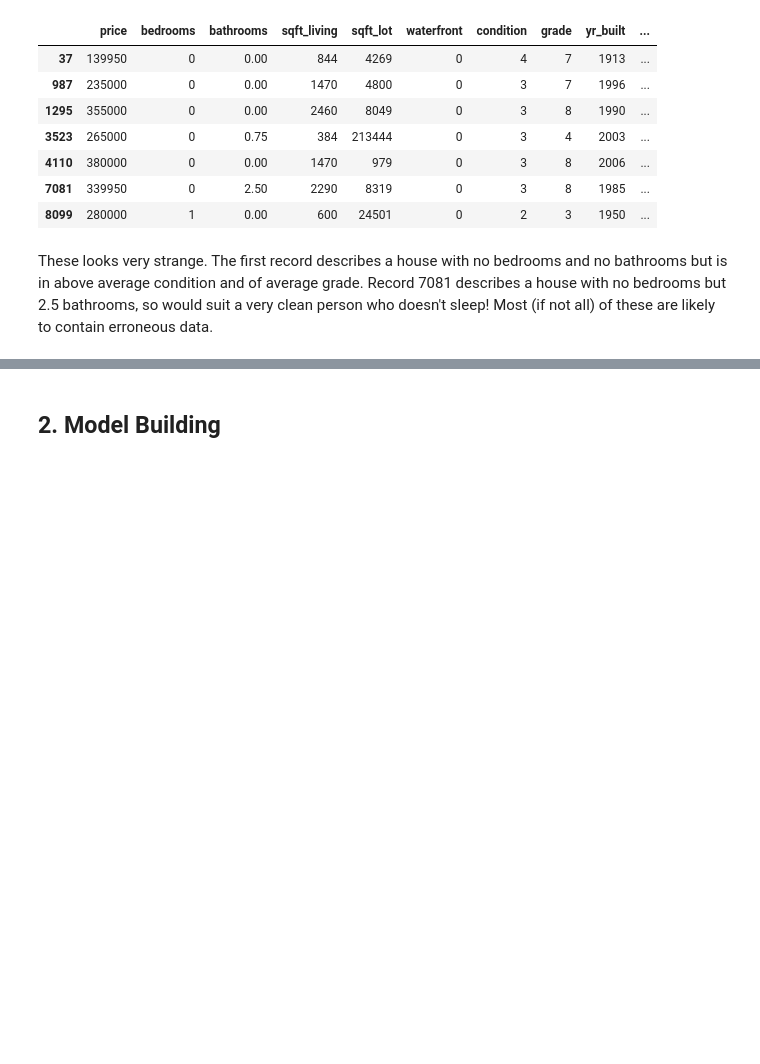
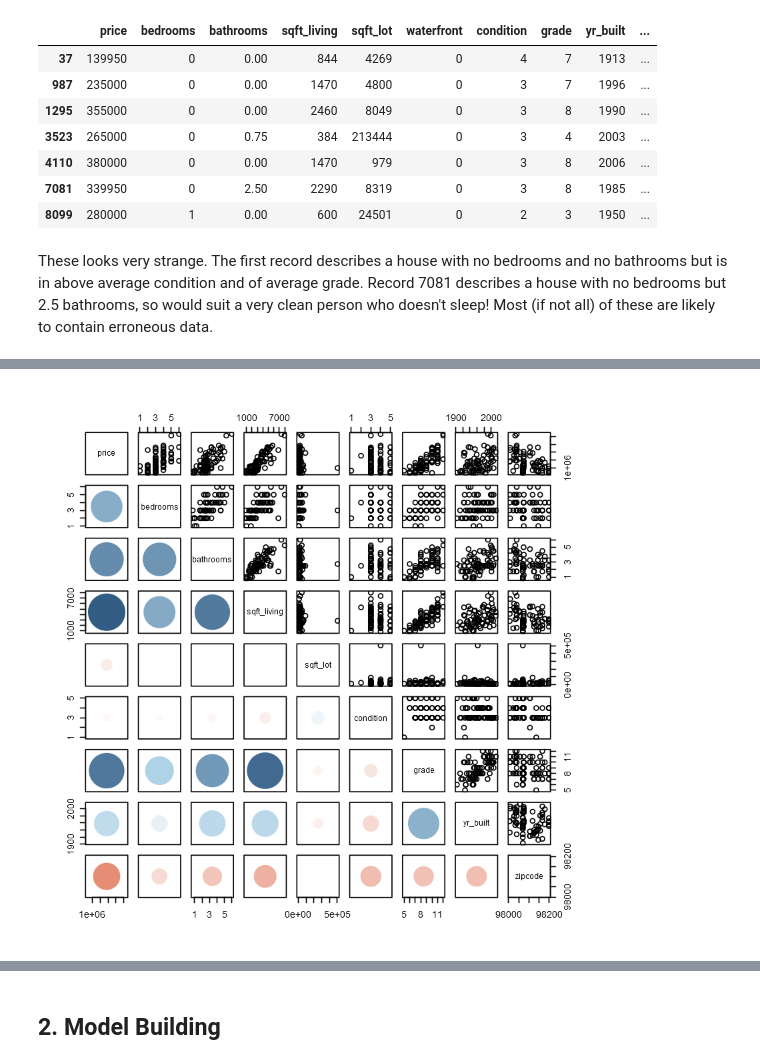
Before and after one commit to DanielTranDS/HousePrice-EDA-Modelling, a Jupyter notebook: HousePrice_Codes.ipynb, the cells around one changed output, grey strips where cells are left out. Saved outputs shown, nothing was run; the diff lists cells and outputs as text; code cells hidden in the pictures; blank space fills up the shorter version.

```diff
--- a/HousePrice_Codes.ipynb
+++ b/HousePrice_Codes.ipynb
@@ -248,0 +292,4 @@ These looks very strange. The first record describes a house with no bedrooms an
+# %%
+pairs(train[train$waterfront == 1,-6], lower.panel=panel.cor)
+# %% [output]
+[figure, added]
```
Also changed, not shown: parts of 32 cells of this notebook.
